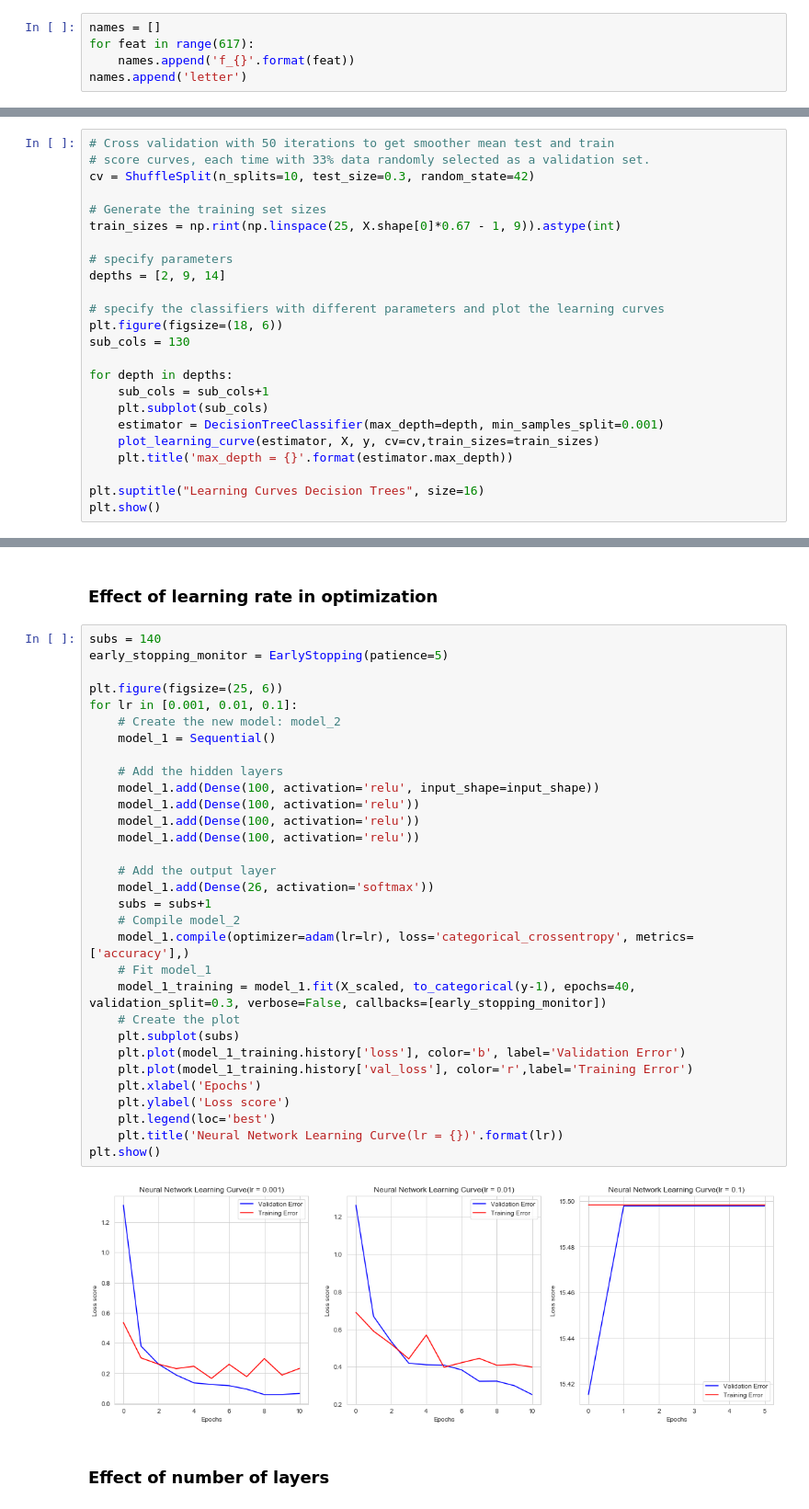
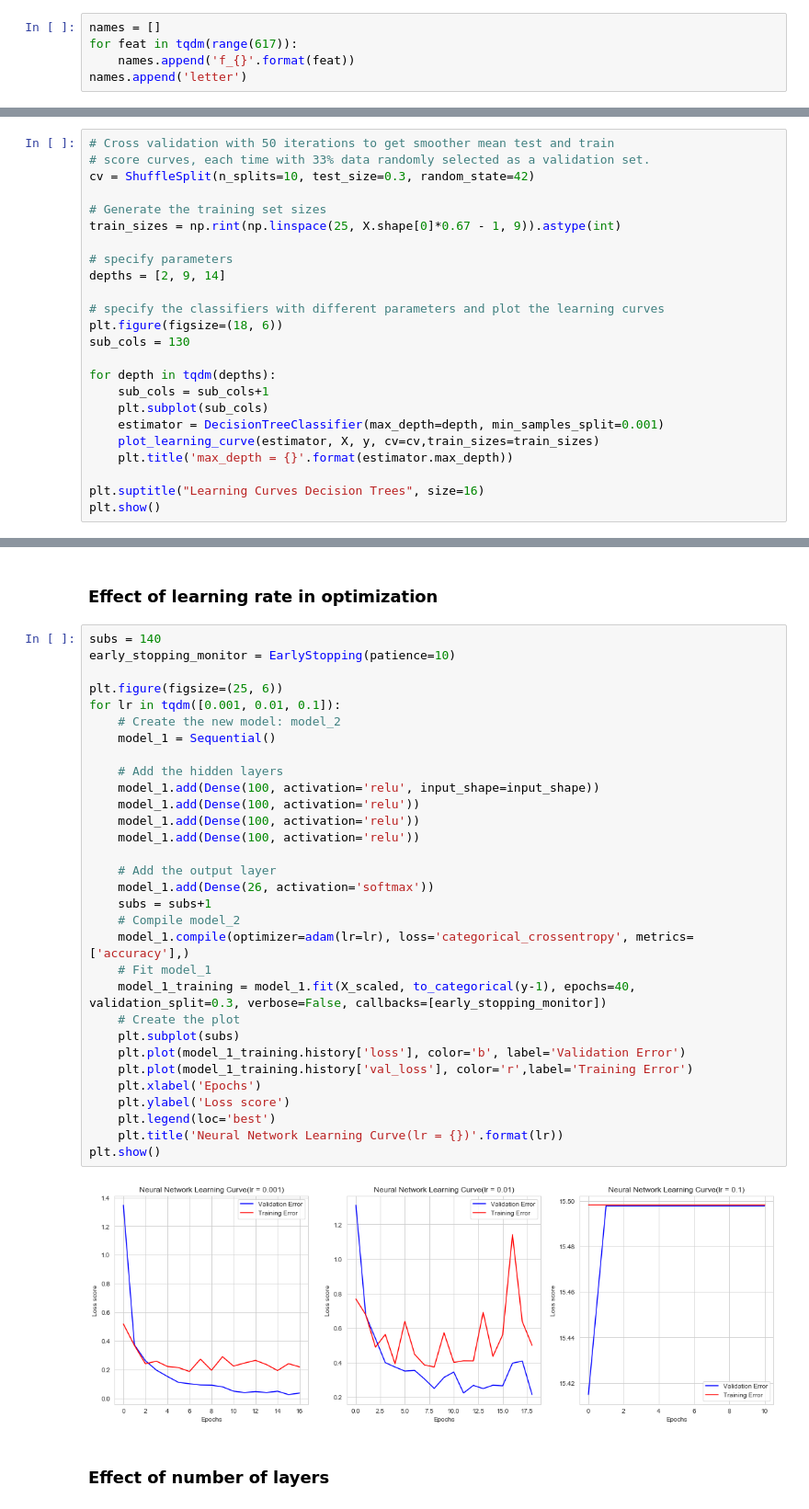
Before and after one commit to zbiswas3/Machine_learning_gatech, a Jupyter notebook: assignment_1/second_case.ipynb, the cells around one changed output, grey strips where cells are left out. Shown at 92% size. Saved outputs shown, nothing was run; the diff lists cells and outputs as text.

```diff
--- a/assignment_1/second_case.ipynb
+++ b/assignment_1/second_case.ipynb
@@ -55,7 +59,7 @@ Tensorflow Version 1.12.0
 Keras Version 2.2.4
 # %%
 names = []
-for feat in range(617):
+for feat in tqdm(range(617)):
     names.append('f_{}'.format(feat))
 names.append('letter')
 # %%
@@ -232,7 +236,7 @@ depths = [2, 9, 14]
 plt.figure(figsize=(18, 6))
 sub_cols = 130
 
-for depth in depths:
+for depth in tqdm(depths):
     sub_cols = sub_cols+1
     plt.subplot(sub_cols)
     estimator = DecisionTreeClassifier(max_depth=depth, min_samples_split=0.001)
@@ -510,37 +514,37 @@ input_shape = (X.shape[1],)
 ### Effect of learning rate in optimization
 # %%
 subs = 140
-early_stopping_monitor = EarlyStopping(patience=5)
+early_stopping_monitor = EarlyStopping(patience=10)
 
 plt.figure(figsize=(25, 6))
-for lr in [0.001, 0.01, 0.1]:
+for lr in tqdm([0.001, 0.01, 0.1]):
     # Create the new model: model_2
     model_1 = Sequential()
 
     # Add the hidden layers
     model_1.add(Dense(100, activation='relu', input_shape=input_shape))
     model_1.add(Dense(100, activation='relu'))
     model_1.add(Dense(100, activation='relu'))
     model_1.add(Dense(100, activation='relu'))
 
     # Add the output layer
     model_1.add(Dense(26, activation='softmax'))
     subs = subs+1
     # Compile model_2
     model_1.compile(optimizer=adam(lr=lr), loss='categorical_crossentropy', metrics=['accuracy'],)
     # Fit model_1
     model_1_training = model_1.fit(X_scaled, to_categorical(y-1), epochs=40, validation_split=0.3, verbose=False, callbacks=[early_stopping_monitor])
     # Create the plot
     plt.subplot(subs)
     plt.plot(model_1_training.history['loss'], color='b', label='Validation Error')
     plt.plot(model_1_training.history['val_loss'], color='r',label='Training Error')
     plt.xlabel('Epochs')
     plt.ylabel('Loss score')
     plt.legend(loc='best')
     plt.title('Neural Network Learning Curve(lr = {})'.format(lr))
 plt.show()
 # %% [output]
-[figure, old version]
+[figure, new version]
 # %% [markdown]
 ### Effect of number of layers
 # %%
```
Also changed, not shown: parts of 11 cells of this notebook.
